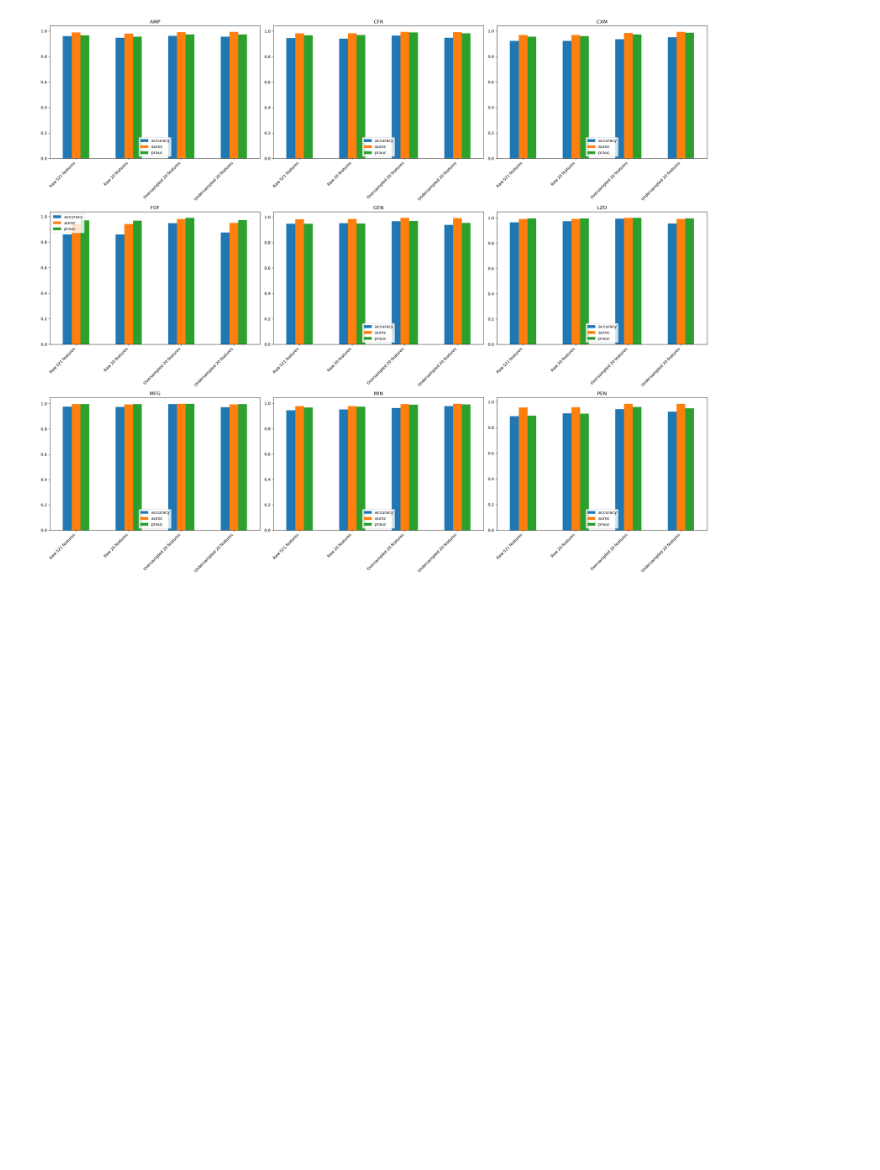
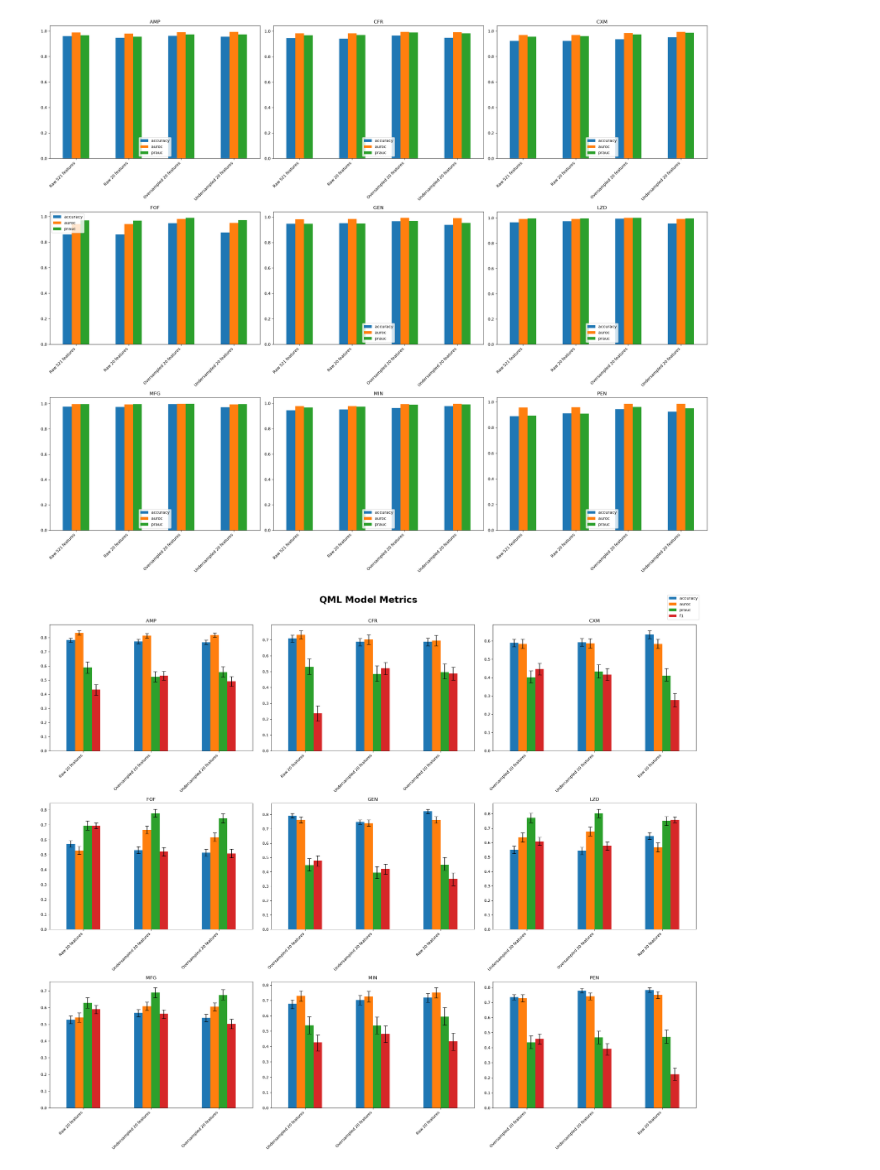
Before and after one commit to renatawong/qml-amr, a Jupyter notebook: visualization.ipynb, the cells around one changed output. Cells and saved outputs as stored; diff of their text form; code cells hidden in the pictures; blank space fills up the shorter version.

```diff
--- a/visualization.ipynb
+++ b/visualization.ipynb
@@ -58,0 +98,35 @@ plt.show()
+# %%
+import matplotlib.pyplot as plt
+import numpy as np
+drugs_list = ['AMP', 'CFR', 'CXM', 'FOF', 'GEN', 'LZD', 'MFG', 'MIN', 'PEN']
+fig, axes = plt.subplots(nrows=3, ncols=3, figsize=(24, 20), constrained_layout=True)
+axes_flat = axes.flatten()
+fig.suptitle("QML Model Metrics", fontsize=24, fontweight="bold", y=1.01)
+for i in range(len(drugs_list)):
+    DRUG = drugs_list[i]
+    with open(f"QML Results/confidence/{DRUG}.txt", "r") as file:
+        data = file.readlines()
+        df = parseconfidence(data)
+        conditions = [
+            df["oversampled"],
+            df["undersampled"]
+        ]
+        choices = [
+            "Oversampled " + df["features"].astype(str) + " features",
+            "Undersampled " + df["features"].astype(str) + " features"
+        ]
+        df["Labels"] = np.select(conditions, choices, default="Raw " + df["features"].astype(str) + " features")
+        err_lower = df[["accuracy", "auroc", "prauc", "f1"]].values - df[["accuracy_l", "auroc_l", "prauc_l", "f1_l"]].values
+        err_upper = df[["accuracy_u", "auroc_u", "prauc_u", "f1_u"]].values - df[["accuracy", "auroc", "prauc", "f1"]].values
+        y_errors = np.stack([err_lower.T, err_upper.T], axis=1)
+        df.plot(kind="bar",y=["accuracy","auroc","prauc","f1"], title=DRUG, x="Labels", ax=axes_flat[i], yerr=y_errors, capsize=5)
+        axes_flat[i].set_xticklabels(axes_flat[i].get_xticklabels(), rotation=45, ha='right')
+        axes_flat[i].set_xlabel('')
+        axes_flat[i].get_legend().remove()
+handles, labels = axes_flat[0].get_legend_handles_labels()
+fig.legend(handles,labels,loc="upper right")
+
+plt.tight_layout()
+plt.show()
+# %% [output]
+[figure, added]
```
Also changed, not shown: parts of 1 cell of this notebook, 12 other files.
